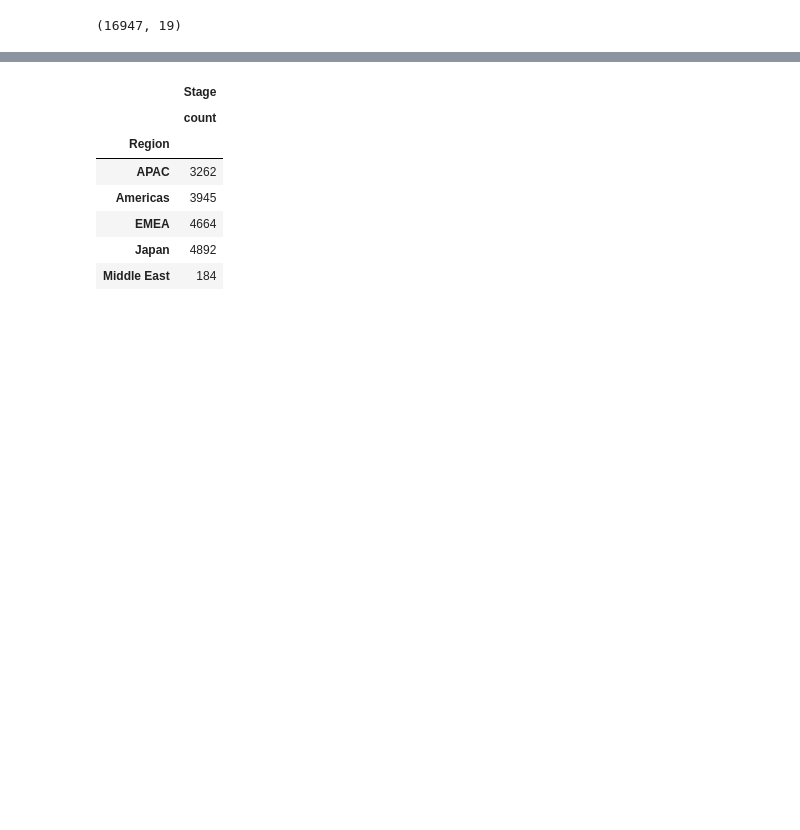
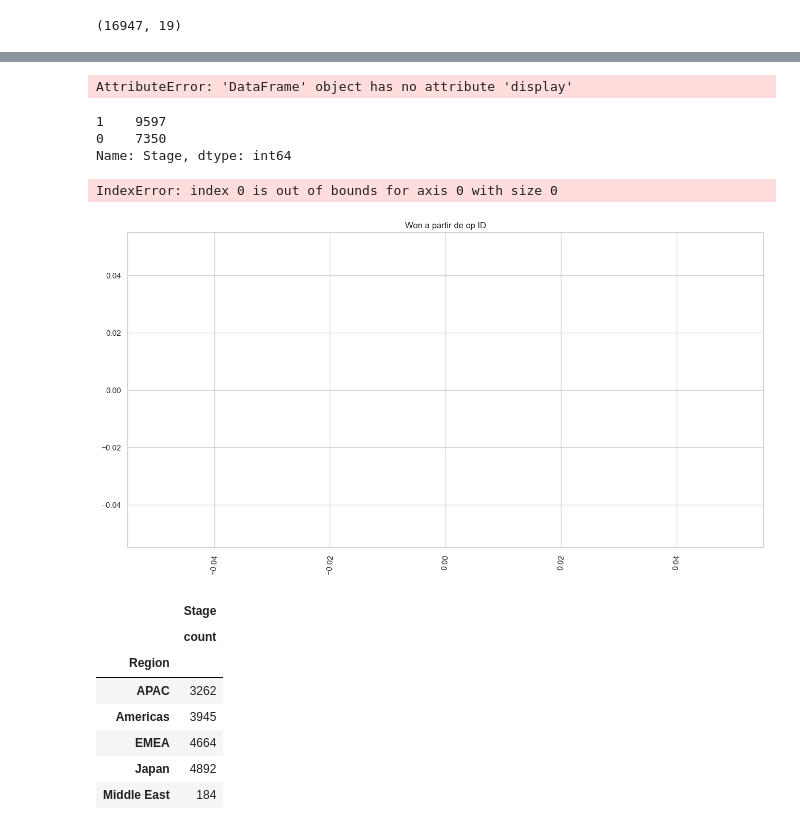
Before and after one commit to fede-alt/datos_2c2020_tp1, a Jupyter notebook: Pruebas/Pruebas_Art.ipynb, the cells around one changed output, grey strips where cells are left out. Drawn from its saved outputs; the diff is of its cells as text; code cells hidden in the pictures; blank space fills up the shorter version.

```diff
--- a/Pruebas/Pruebas_Art.ipynb
+++ b/Pruebas/Pruebas_Art.ipynb
@@ -51,0 +46,6 @@ new.head(10)
+# %%
+df['Stage'].replace({"Closed Lost": 0, "Closed Won": 1, 'Proposal': 1, 'Negotiation':1,'Qualification':1}, inplace=True)
+new = df[['Region','Territory','Pricing, Delivery_Terms_Quote_Appr','Pricing, Delivery_Terms_Approved','Opportunity_ID','Stage']]
+#new.loc[df.Stage == 'Close Lost', 'Stage'] = 0
+#new.loc[df.Stage == 'Close Won', 'Stage'] = 1
+new.head(10)
@@ -52,3 +81,36 @@ new.head(10)
+# %%
+closes_won=new.loc[(new['Stage']==1),:]
+closes_lost=new.loc[(new['Stage']==0),:]
+
+groups_by_closes_won = closes_won.groupby(['Opportunity_ID']).agg({'Stage':'count'})
+groups_by_closes_won.display()
+groups_by_closes_lost = closes_lost.groupby(['Opportunity_ID']).agg({'Stage':'count'})
+
+groups_by_closes_won.reset_index(inplace=True)
+groups_by_closes_lost.reset_index(inplace=True)
+
+groups_by_closes_won.set_index('Opportunity_ID', inplace=True)
+groups_by_closes_lost.set_index('Opportunity_ID', inplace=True)
+# %% [output]
+AttributeError: 'DataFrame' object has no attribute 'display'
+# %%
+new['Stage'].value_counts()
+# %% [output]
+1    9597
+0    7350
+Name: Stage, dtype: int64
+# %%
+groups_by_closes_won['Stage'].plot(kind='bar',figsize=(16,8),rot=85,title=\
+        'Won a partir de op ID',color='Seagreen');
+groups_by_closes_lost['Stage'].plot(kind='bar',figsize=(16,8),\
+        bottom=groups_by_closes_won['Stage'],rot=85,color='Indianred');
+ax=plt.gca()
+ax.set_ylabel('Ocurrencias')
+ax.set_xlabel('Caracteres de la keyword');
+ax.legend(labels=['Won', 'Lost'])
+# %% [output]
+IndexError: index 0 is out of bounds for axis 0 with size 0
+[figure, added]
 # %%
 op = new.groupby(['Region']).agg({'Stage':['count']})
 op
```
Also changed, not shown: parts of 5 cells of this notebook, 1 other file.
